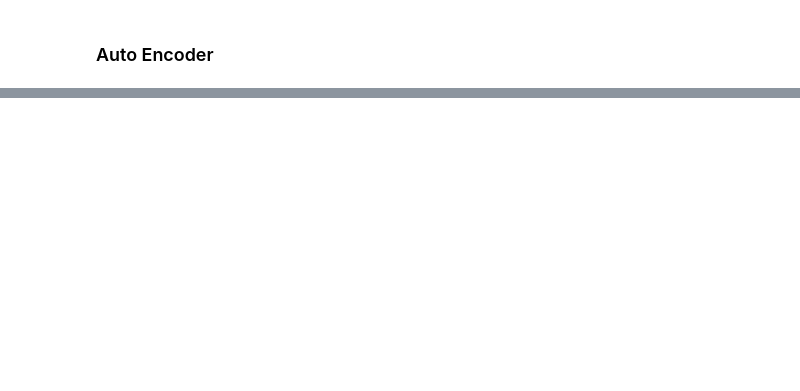
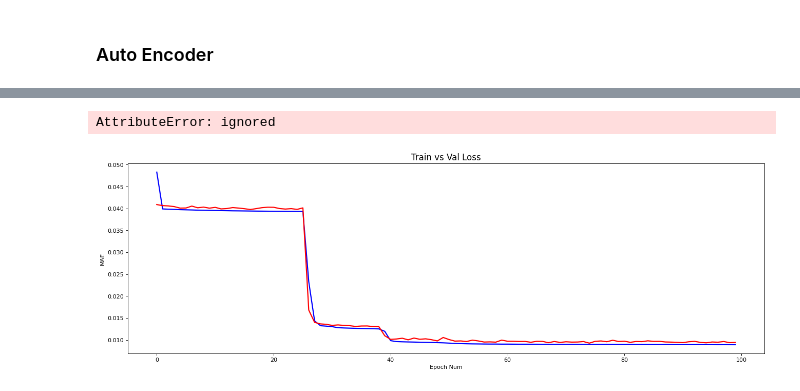
Before and after one commit to WilliamLu1999/Data-ML-Projects, a Jupyter notebook: anomaly_detection_time_series_metro/Unsupervised_Anomaly_Detection_Time_Series_Metro_Predictive_Maintenance.ipynb, the cells around one changed output, grey strips where cells are left out. Saved outputs shown, nothing was run; the diff lists cells and outputs as text; code cells hidden in the pictures; blank space fills up the shorter version.

```diff
--- a/anomaly_detection_time_series_metro/Unsupervised_Anomaly_Detection_Time_Series_Metro_Predictive_Maintenance.ipynb
+++ b/anomaly_detection_time_series_metro/Unsupervised_Anomaly_Detection_Time_Series_Metro_Predictive_Maintenance.ipynb
@@ -463,0 +551,5 @@ from keras import regularizers
+# %%
+train_lstm = train_lstm.reshape(train_lstm.shape[0],1,train_lstm.shape[1])
+print('Training data shape:',train_lstm.shape)
+test_lstm = test_lstm.reshape(test_lstm.shape[0],1,test_lstm.shape[1])
+print('Testing data shape:',test_lstm.shape)
@@ -463,0 +559,16 @@ from keras import regularizers
+# %%
+# create the LSTM autoencoder network
+def autoencoder(X):
+  input = Input(shape=(X.shape[1],X.shape[2]))
+  L1 = LSTM(16,activation='relu',return_sequences=True,kernel_regularizer=regularizers.l2(0.00))(input)
+  L2 = LSTM(4,activation='relu',return_sequences=False)(L1)
+  L3 = RepeatVector(X.shape[1])(L2)
+  L4 = LSTM(4,activation='relu',return_sequences=True)(L3)
+  L5 = LSTM(16,activation='relu',return_sequences=True)(L4)
+  output = TimeDistributed(Dense(X.shape[2]))(L5)
+  model = Model(inputs=input,outputs=output)
+  return model
+# %%
+model_lstm=autoencoder(train_lstm)
+model_lstm.compile(optimizer='adam',loss='mae')
+model_lstm.summary()
@@ -463,0 +593,6 @@ from keras import regularizers
+# %%
+# fit the model
+epoch = 100
+batch_size = 10
+history = model_lstm.fit(train_lstm,train_lstm,epochs=epoch,batch_size=batch_size,
+                         validation_split=0.05).history
@@ -463,0 +617,13 @@ from keras import regularizers
+# %%
+#plot the training loss
+fig,ax=plt.subplots(figsize=(20,6),dpi=80)
+ax.plot(history['loss'],'b',label='Train',linewidth=2)
+ax.plot(history['val_loss'],'r',label='Val',linewidth=2)
+ax.set_title('Train vs Val Loss',fontsize=15)
+ax.set_ylabel('MAE')
+ax.set_xlabel('Epoch Num')
+ax.lengend(loc='upper right')
+plt.show()
+# %% [output]
+AttributeError: ignored
+[figure, added]
```
Also changed, not shown: parts of 18 cells of this notebook.
